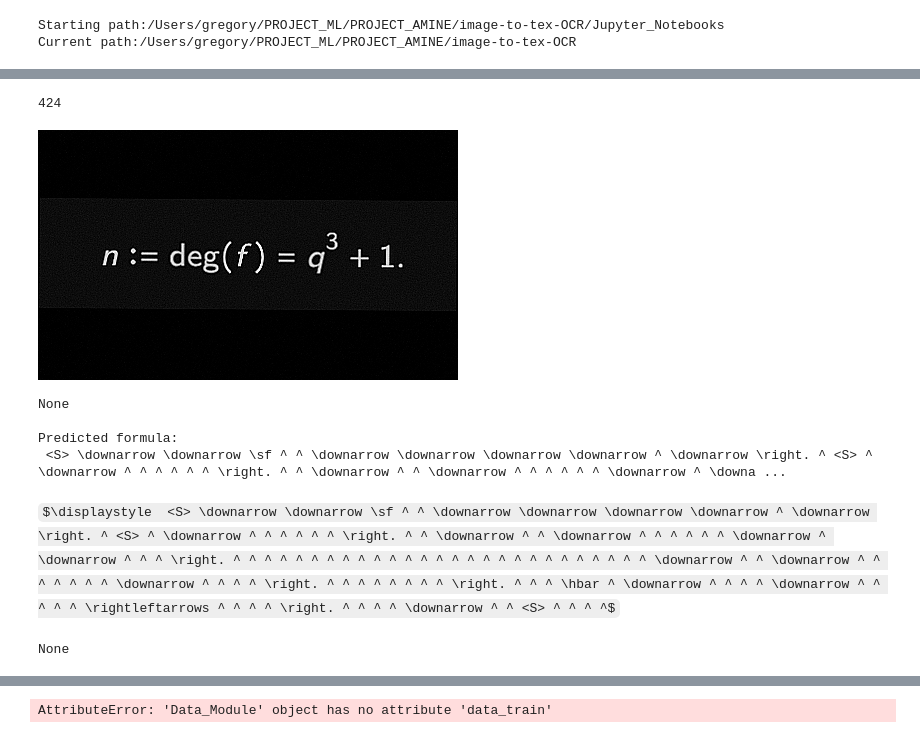
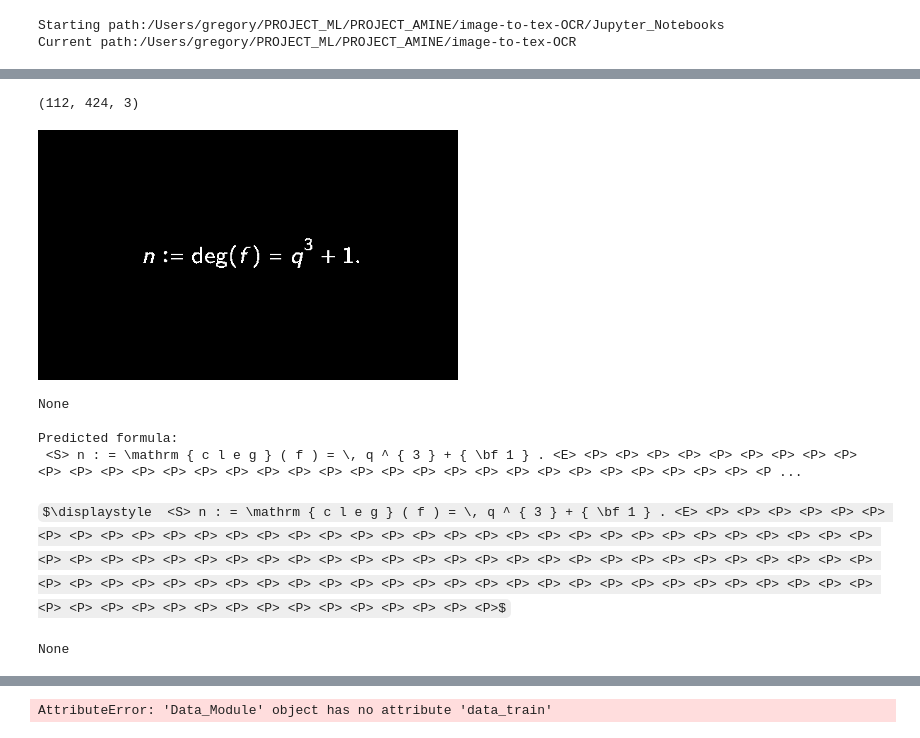
Before and after one commit to gmarus777/image-to-tex-OCR, a Jupyter notebook: Jupyter_Notebooks/LOCAL_INFERENCE.ipynb, the cells around one changed output, grey strips where cells are left out. Cells and saved outputs as stored; diff of their text form; code cells hidden in the pictures; some formulas as TeX source.

```diff
--- a/Jupyter_Notebooks/LOCAL_INFERENCE.ipynb
+++ b/Jupyter_Notebooks/LOCAL_INFERENCE.ipynb
@@ -68,4 +79,4 @@ Padding <P> goes to index  2
 # %%
 model = ResNetTransformer(dataset=dataset).to(dev)
 # %%
-#model.load_state_dict(torch.load(("Models_Parameters_Log/Printed1_small.pth"), map_location=torch.device('cpu')))
+model.load_state_dict(torch.load(("Models_Parameters_Log/Printed3_nocompression.pth"), map_location=torch.device('cpu')))
@@ -102,31 +114,56 @@ Compose([
 # %%
 ### ALB
 my_image_path= "Jupyter_Notebooks/test_photos/my_image.png"
 #my_image = Image.open(my_image_path).convert("L")
 
 my_image = cv2.imread(my_image_path)
 my_image =  cv2.cvtColor(my_image, cv2.COLOR_BGR2RGB)
 my_image= cv2.bitwise_not(my_image)
 #my_image = PIL.ImageOps.invert(my_image)
+
+
+
+
+non_zero = True
+
+# Find first non_zero pixel and crop to it
+if non_zero:
+    positions = np.nonzero(my_image)
+    top = positions[0].min()
+    bottom = positions[0].max()
+    left = positions[1].min()
+    right = positions[1].max()
+
+    my_image = cv2.rectangle(my_image, (left, top), (right, bottom), (0,0,0), 0)
+
 h,w,c = my_image.shape
-print(w)
-my_image_tensor = dataset.image_transform_alb(image=np.array(my_image))['image'][:1]
+
+if w>400:
+    #Thresholding
+
+    ret,my_image = cv2.threshold(my_image,127,255,cv2.THRESH_BINARY)
+
+
+
+print(my_image.shape)
+my_image_tensor = dataset.image_transform_test_medium(image=np.array(my_image))['image'][:1]
+
 print(display(transform(my_image_tensor)))
 
 print('\nPredicted formula:')
 with torch.no_grad():
     model.eval()
     my_prediction =  model.predict(my_image_tensor.unsqueeze(0).to(dev))
 print(token_to_strings(my_prediction))
 print(display(Math(token_to_strings(my_prediction))))
 # %% [output]
-424
+(112, 424, 3)
-[figure, old version]
+[figure, new version]
 None
 
 Predicted formula:
- <S> \downarrow \downarrow \sf ^ ^ \downarrow \downarrow \downarrow \downarrow ^ \downarrow \right. ^ <S> ^ \downarrow ^ ^ ^ ^ ^ ^ \right. ^ ^ \downarrow ^ ^ \downarrow ^ ^ ^ ^ ^ ^ \downarrow ^ \downa ...
+ <S> n : = \mathrm { c l e g } ( f ) = \, q ^ { 3 } + { \bf 1 } . <E> <P> <P> <P> <P> <P> <P> <P> <P> <P> <P> <P> <P> <P> <P> <P> <P> <P> <P> <P> <P> <P> <P> <P> <P> <P> <P> <P> <P> <P> <P> <P> <P> <P ...
-$\displaystyle  <S> \downarrow \downarrow \sf ^ ^ \downarrow \downarrow \downarrow \downarrow ^ \downarrow \right. ^ <S> ^ \downarrow ^ ^ ^ ^ ^ ^ \right. ^ ^ \downarrow ^ ^ \downarrow ^ ^ ^ ^ ^ ^ \downarrow ^ \downarrow ^ ^ ^ \right. ^ ^ ^ ^ ^ ^ ^ ^ ^ ^ ^ ^ ^ ^ ^ ^ ^ ^ ^ ^ ^ ^ ^ ^ ^ ^ ^ \downarrow ^ ^ \downarrow ^ ^ ^ ^ ^ ^ ^ \downarrow ^ ^ ^ ^ \right. ^ ^ ^ ^ ^ ^ ^ ^ \right. ^ ^ ^ \hbar ^ \downarrow ^ ^ ^ ^ \downarrow ^ ^ ^ ^ ^ \rightleftarrows ^ ^ ^ ^ \right. ^ ^ ^ ^ \downarrow ^ ^ <S> ^ ^ ^ ^$
+$\displaystyle  <S> n : = \mathrm { c l e g } ( f ) = \, q ^ { 3 } + { \bf 1 } . <E> <P> <P> <P> <P> <P> <P> <P> <P> <P> <P> <P> <P> <P> <P> <P> <P> <P> <P> <P> <P> <P> <P> <P> <P> <P> <P> <P> <P> <P> <P> <P> <P> <P> <P> <P> <P> <P> <P> <P> <P> <P> <P> <P> <P> <P> <P> <P> <P> <P> <P> <P> <P> <P> <P> <P> <P> <P> <P> <P> <P> <P> <P> <P> <P> <P> <P> <P> <P> <P> <P> <P> <P> <P> <P> <P> <P> <P> <P> <P> <P> <P> <P> <P> <P> <P> <P> <P> <P> <P> <P> <P> <P> <P> <P> <P> <P> <P> <P> <P> <P> <P> <P>$
 None
 # %%
 ### ALB
```
Also changed, not shown: parts of 13 cells of this notebook, 4 other files.
